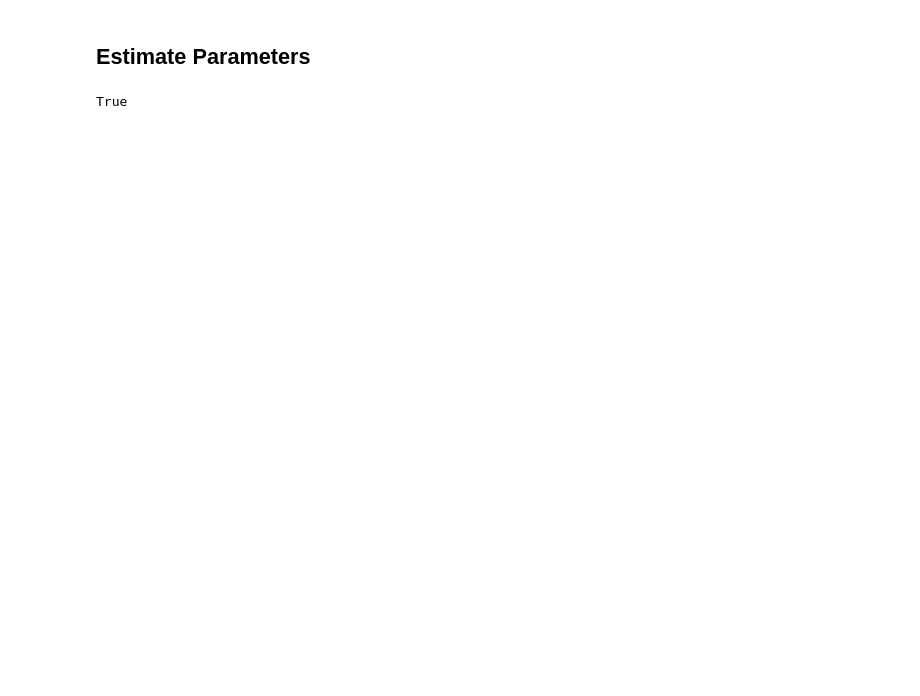
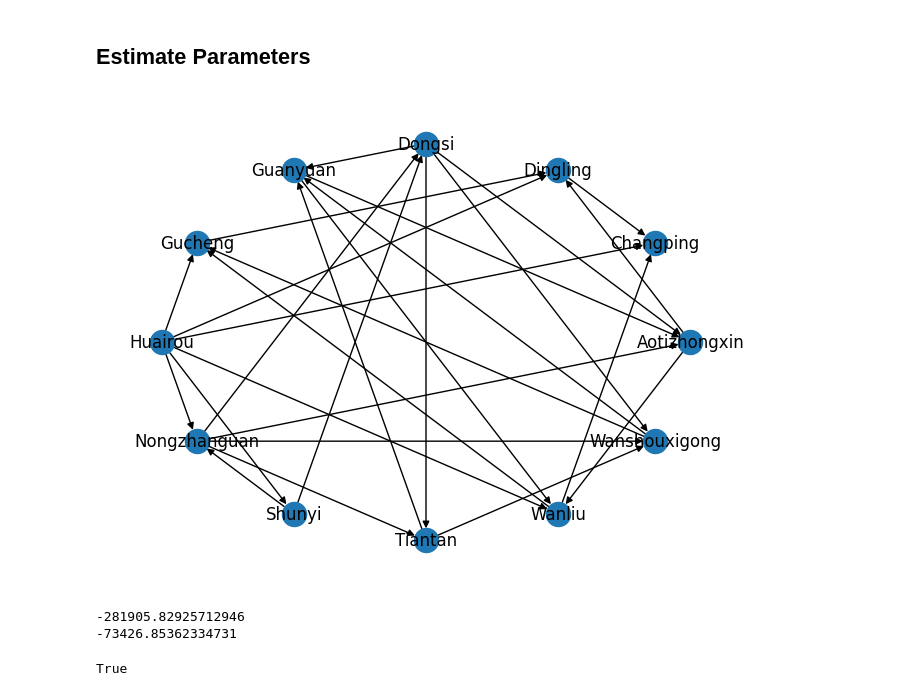
Before and after one commit to david5010/Graphical-Model-for-Pollution-Data, a Jupyter notebook: bayesian_network.ipynb, the cells around one changed output. Saved outputs shown, nothing was run; the diff lists cells and outputs as text; code cells hidden in the pictures; blank space fills up the shorter version.

Commit message:
Finalized Bayesian Network

```diff
--- a/bayesian_network.ipynb
+++ b/bayesian_network.ipynb
@@ -8,5 +11,20 @@ from pgmpy.estimators import HillClimbSearch, TreeSearch, K2Score, BicScore, BDe
 train = pd.read_csv('data/hourly/hourly_data.csv')
 stations = train.iloc[:, 4:]
 stations = stations.fillna(0).astype(int)
+train, test = train_test_split(stations, test_size=0.2,random_state=50, shuffle=True)
+# %%
+import networkx as nx
+
+# assuming `best_model` and `model` are your Bayesian Networks
+def consistant_graph(m):
+    sorted_nodes = sorted(m.nodes())
+    sorted_edges = [(u, v) for (u, v) in m.edges()]
+
+    # create a new directed graph with sorted nodes and edges
+    G1 = nx.DiGraph()
+    G1.add_nodes_from(sorted_nodes)
+    G1.add_edges_from(sorted_edges)
+
+    nx.draw_circular(G1, with_labels=True)
 # %% [markdown]
 ## Structure Learning
@@ -13,3 +33,3 @@ stations = stations.fillna(0).astype(int)
 # %%
-est = HillClimbSearch(stations)
-best_model = est.estimate(scoring_method = K2Score(stations))
+est = HillClimbSearch(train)
+best_model, scores = est.estimate(scoring_method = K2Score(train), epsilon=1e-6)
@@ -22,4 +56,15 @@ nx.draw_circular(best_model, with_labels = True)
 ## Estimate Parameters
 # %%
 model = BayesianNetwork(best_model.edges())
+consistant_graph(model)
+# %% [output]
+[figure, added]
+# %%
+train_k2 = K2Score(train)
+test_k2 = K2Score(test)
+print(train_k2.score(model))
+print(test_k2.score(model))
+# %% [output]
+-281905.82925712946
+-73426.85362334731
 # %%
```
Also changed, not shown: parts of 21 cells of this notebook, 3 other files.
